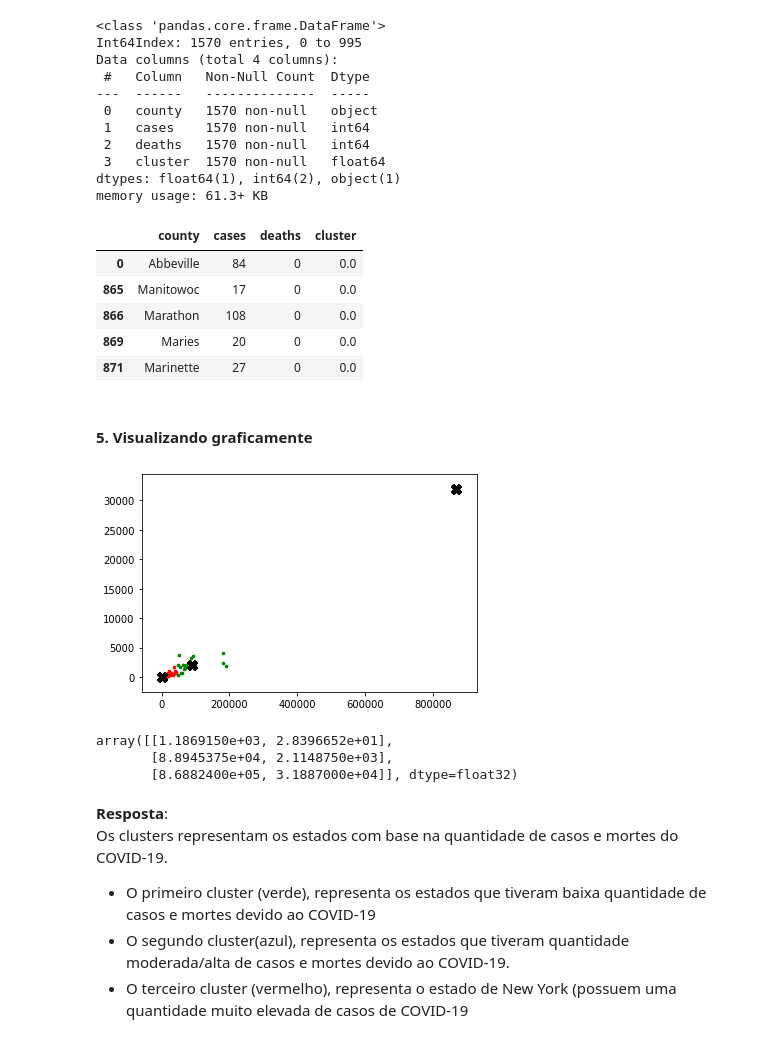
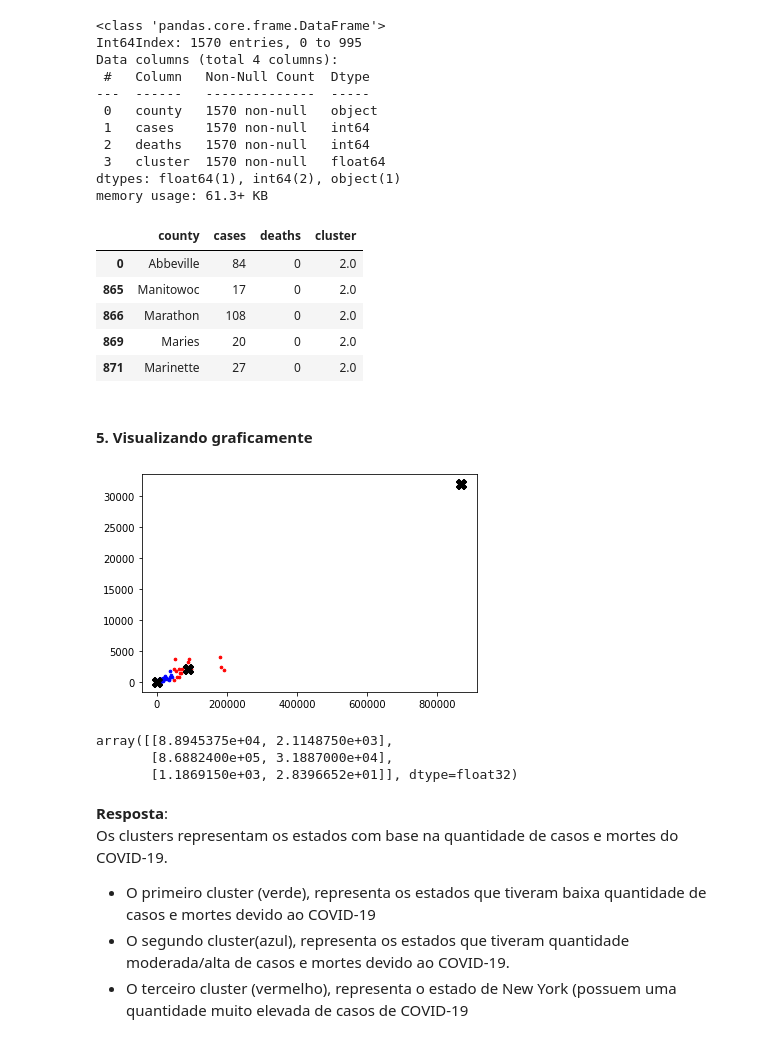
Before and after one commit to matheusjerico/kmeans-scratch, a Jupyter notebook: kmeans_scratch.ipynb, the cells around one changed output. Cells and saved outputs as stored; diff of their text form; code cells hidden in the pictures.

```diff
--- a/kmeans_scratch.ipynb
+++ b/kmeans_scratch.ipynb
@@ -27,7 +27,7 @@ from copy import deepcopy
 # %% [markdown]
 #### 2. Carregando dados
 # %%
-dataset = pd.read_csv("Dataset/base-covid-19-us.csv")
+dataset = pd.read_csv("https://raw.githubusercontent.com/matheusjerico/kmeans-scratch/master/Dataset/base-covid-19-us.csv")
 dataset.head()
 # %% [output]
 |  | county | cases | deaths |
@@ -54,8 +54,8 @@ plt.scatter(cases, deaths, c='black', s=10)
 #### 3. Criando classe do KMeans
 # %%
 class K_Means:
-    def __init__(self, pontos, parada = 0.00000001, max_iter = 100):
-        self.k = 3
+    def __init__(self, k, pontos, parada = 0.00000001, max_iter = 100):
+        self.k = k
         self.parada = parada
         self.max_iter = max_iter
         self.data = pontos
@@ -90,14 +90,15 @@ class K_Means:
             # encontrando novo centroide
             for i in range(self.k):
                 self.points = [self.data[j] for j in range(len(self.data)) if self.clusters[j] == i]
-                self.centroids[i] = np.mean(self.points, axis=0)
+                if len(self.points) > 0:
+                  self.centroids[i] = np.mean(self.points, axis=0)
             error = self.dist(self.centroids, self.centroids_old, None)
             if error <= self.parada:
                 break
 # %% [markdown]
 #### 4. Inicializando a classe com os parametros desejados do exercício e realizando o treinamento
 # %%
-kmeans = K_Means(pontos = X, parada = 0.0001, max_iter = 100)
+kmeans = K_Means(k = 3, pontos = X, parada = 0.0001, max_iter = 100)
 kmeans.fit()
 # %%
 kmeans.centroids
@@ -125,28 +126,28 @@ memory usage: 61.3+ KB
 dataset.head()
 # %% [output]
 |  | county | cases | deaths | cluster |
-| 0 | Abbeville | 84 | 0 | 0.0 |
-| 865 | Manitowoc | 17 | 0 | 0.0 |
-| 866 | Marathon | 108 | 0 | 0.0 |
-| 869 | Maries | 20 | 0 | 0.0 |
-| 871 | Marinette | 27 | 0 | 0.0 |
+| 0 | Abbeville | 84 | 0 | 2.0 |
+| 865 | Manitowoc | 17 | 0 | 2.0 |
+| 866 | Marathon | 108 | 0 | 2.0 |
+| 869 | Maries | 20 | 0 | 2.0 |
+| 871 | Marinette | 27 | 0 | 2.0 |
 # %% [markdown]
 #### 5. Visualizando graficamente
 # %%
-colors = ['r', 'g', 'b', 'y', 'c', 'm']
+colors = int(kmeans.k/6 + 1)*['r', 'g', 'b', 'y', 'c', 'm']
 fig, ax = plt.subplots()
 for i in range(kmeans.k):
         points = np.array([X[j] for j in range(len(X)) if kmeans.clusters[j] == i])
         ax.scatter(points[:, 0], points[:, 1], s=7, c=colors[i])
         ax.scatter(kmeans.centroids[:, 0], kmeans.centroids[:, 1], marker='X', s=100, c='black')
 # %% [output]
-[figure, old version]
+[figure, new version]
 # %%
 kmeans.centroids
 # %% [output]
-array([[1.1869150e+03, 2.8396652e+01],
-       [8.8945375e+04, 2.1148750e+03],
-       [8.6882400e+05, 3.1887000e+04]], dtype=float32)
+array([[8.8945375e+04, 2.1148750e+03],
+       [8.6882400e+05, 3.1887000e+04],
+       [1.1869150e+03, 2.8396652e+01]], dtype=float32)
 # %% [markdown]
 **Resposta**: <br>
 Os clusters representam os estados com base na quantidade de casos e mortes do COVID-19.
```
Also changed, not shown: parts of 16 cells of this notebook.
